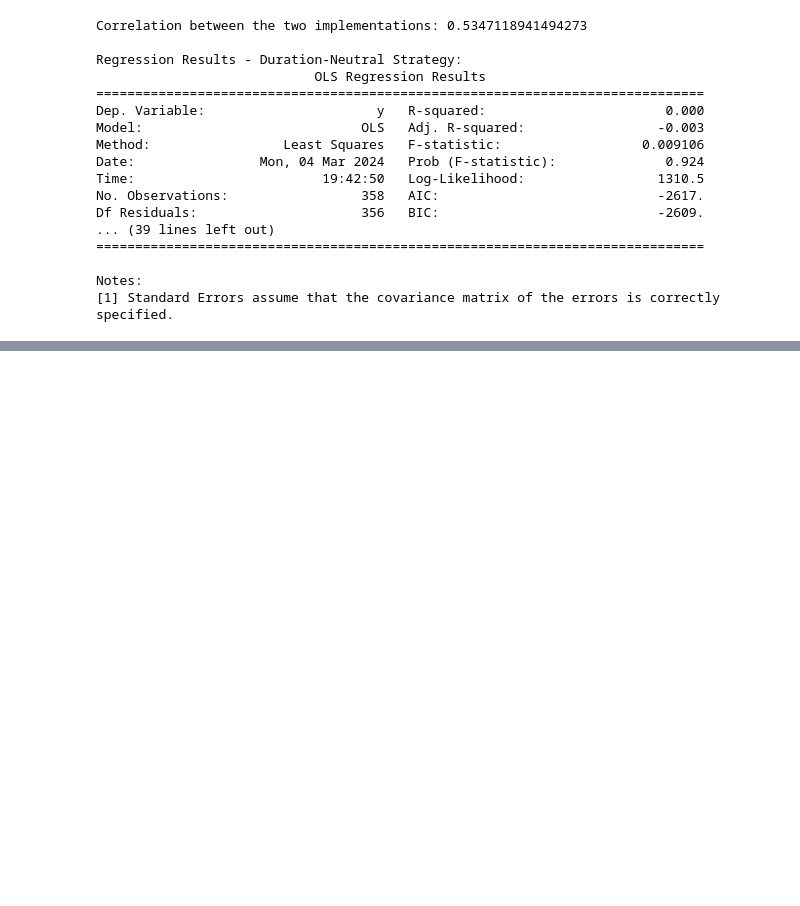
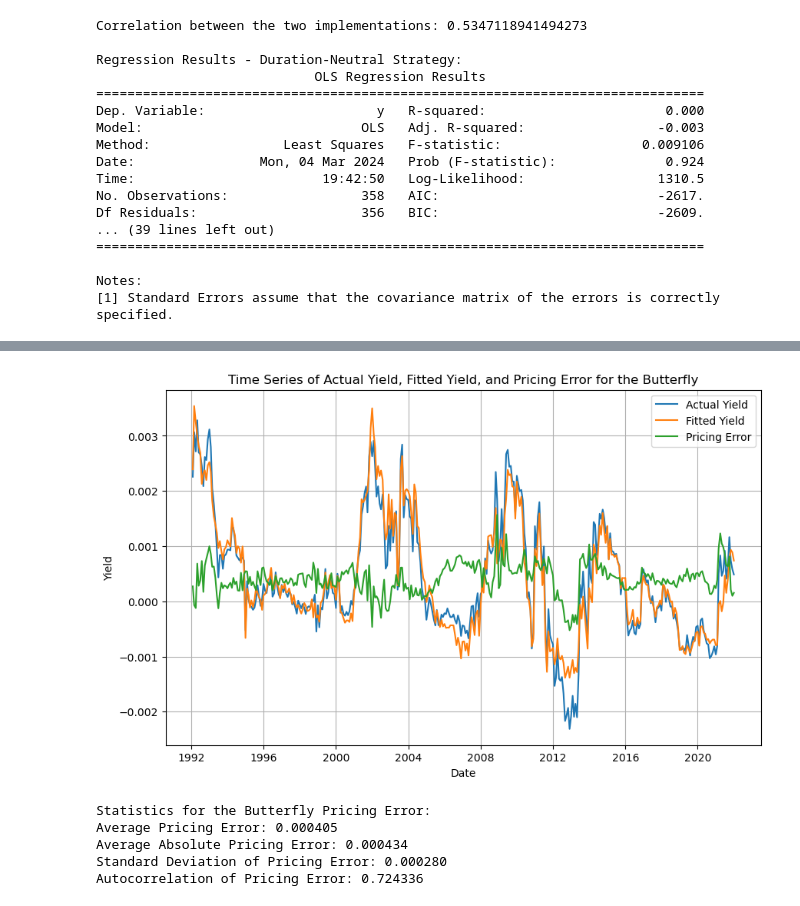
Before and after one commit to krishnapolasom/fixedincome, a Jupyter notebook: Problem Set 2.ipynb, the cells around one changed output, grey strips where cells are left out. Drawn from its saved outputs; the diff is of its cells as text; code cells hidden in the pictures; blank space fills up the shorter version.

```diff
--- a/Problem Set 2.ipynb
+++ b/Problem Set 2.ipynb
@@ -594,0 +595,38 @@ pricing_errors_df_threefactors
+# %%
+#Problem 9
+# Compute the butterfly yield, fitted yield, and pricing error
+butterfly_yield = paryields['US#05'] - 0.5 * paryields['US#02'] - 0.5 * paryields['US#10']
+fitted_butterfly_yield_threefactors = fitted_yields_threefactors['US#05'] - 0.5 * fitted_yields_threefactors['US#02'] - 0.5 * fitted_yields_threefactors['US#10']
+butterfly_pricing_error = butterfly_yield - fitted_butterfly_yield_threefactors
+
+# Compute statistics for the butterfly pricing error
+butterfly_avg_error = butterfly_pricing_error.mean()
+butterfly_avg_abs_error = butterfly_pricing_error.abs().mean()
+butterfly_std_dev_error = butterfly_pricing_error.std()
+butterfly_autocorrelation = butterfly_pricing_error.autocorr()
+
+# Plot the time series of actual yield, fitted yield, and pricing error for the butterfly
+plt.figure(figsize=(10, 6))
+plt.plot(butterfly_yield.index, butterfly_yield, label='Actual Yield')
+plt.plot(fitted_butterfly_yield.index, fitted_butterfly_yield, label='Fitted Yield')
+plt.plot(butterfly_pricing_error.index, butterfly_pricing_error, label='Pricing Error')
+plt.title('Time Series of Actual Yield, Fitted Yield, and Pricing Error for the Butterfly')
+plt.xlabel('Date')
+plt.ylabel('Yield')
+plt.legend()
+plt.grid(True)
+plt.show()
+
+# Print statistics for the butterfly pricing error
+print("Statistics for the Butterfly Pricing Error:")
+print(f"Average Pricing Error: {butterfly_avg_error:.6f}")
+print(f"Average Absolute Pricing Error: {butterfly_avg_abs_error:.6f}")
+print(f"Standard Deviation of Pricing Error: {butterfly_std_dev_error:.6f}")
+print(f"Autocorrelation of Pricing Error: {butterfly_autocorrelation:.6f}")
+# %% [output]
+[figure, added]
+Statistics for the Butterfly Pricing Error:
+Average Pricing Error: 0.000405
+Average Absolute Pricing Error: 0.000434
+Standard Deviation of Pricing Error: 0.000280
+Autocorrelation of Pricing Error: 0.724336
```
Also changed, not shown: parts of 10 cells of this notebook.
